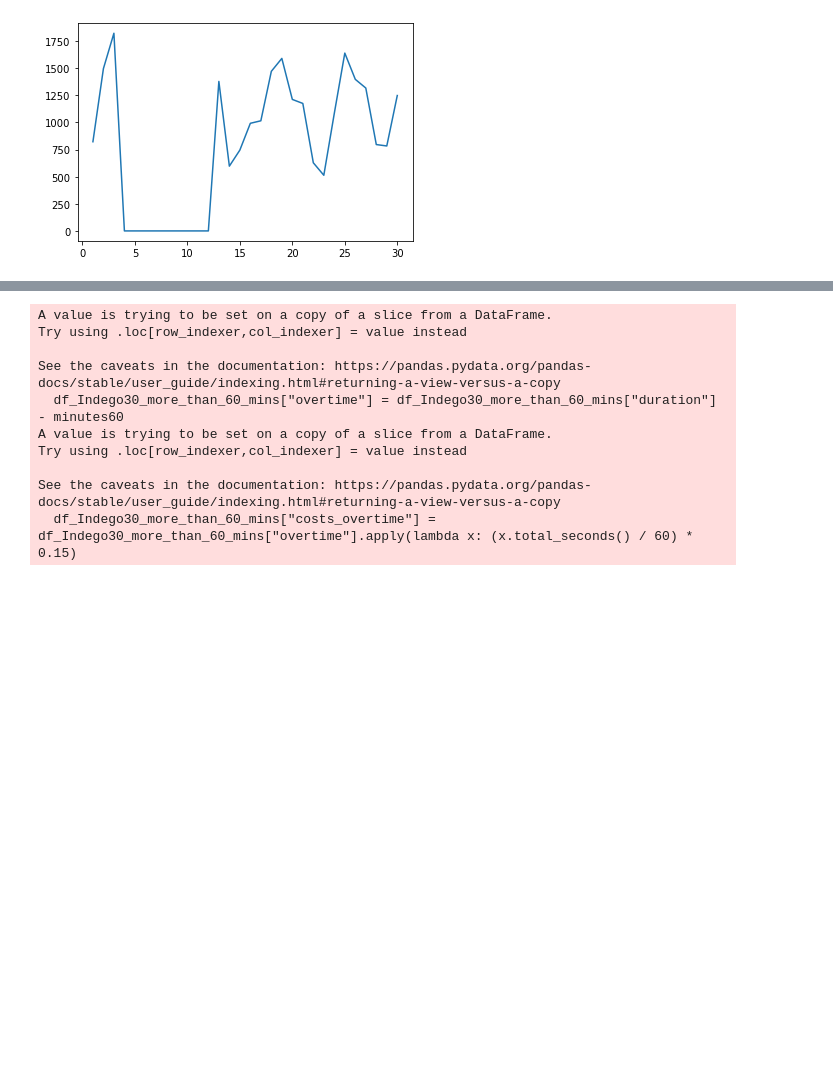
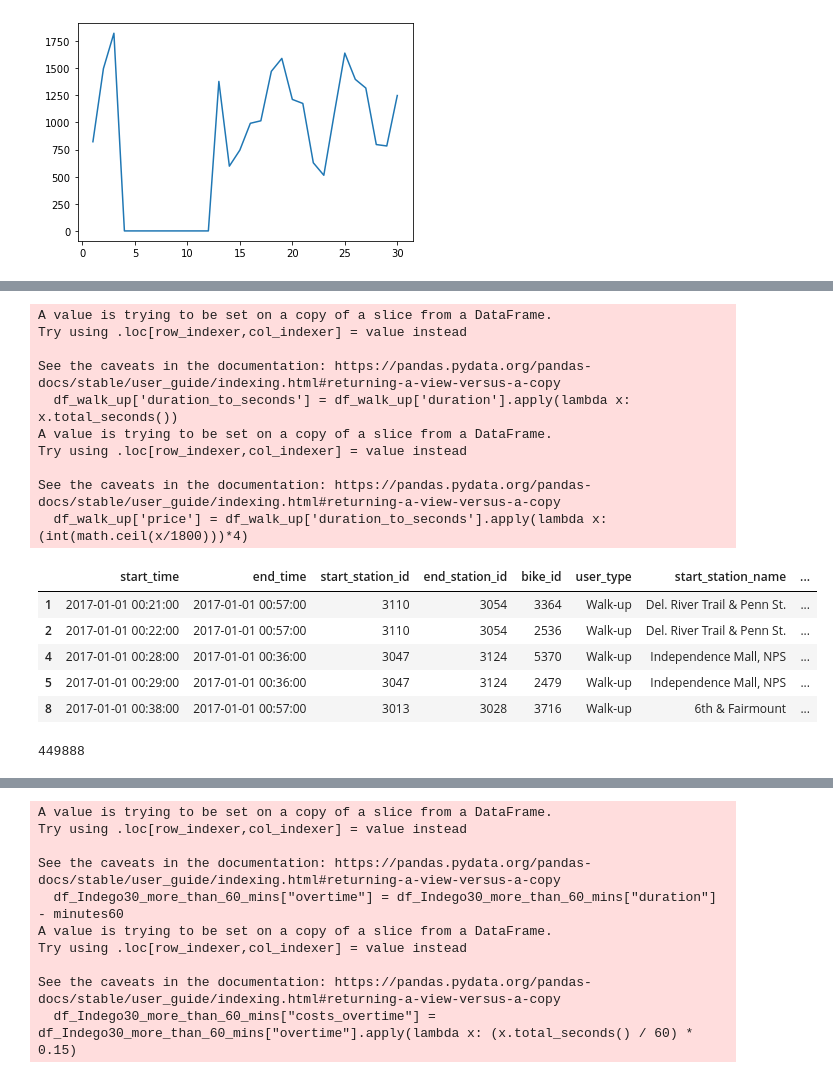
Before and after one commit to GoebelM94/dsml2021, a Jupyter notebook: notebooks/KPI utilization + revenue.ipynb, the cells around one changed output, grey strips where cells are left out. Drawn from its saved outputs; the diff is of its cells as text; code cells hidden in the pictures; blank space fills up the shorter version.

```diff
--- a/notebooks/KPI utilization + revenue.ipynb
+++ b/notebooks/KPI utilization + revenue.ipynb
@@ -332,0 +370,35 @@ print(sumWalkUpOvertimeProfit)
+# %%
+import math
+
+# Calculation for user type 'Walk-up' based on the official 2015 prices of Indego. It costs 4$ every beginning 30 Minutes.
+
+df_walk_up = df_bikes[df_bikes['user_type'] == 'Walk-up']
+df_walk_up['duration_to_seconds'] = df_walk_up['duration'].apply(lambda x: x.total_seconds())
+df_walk_up['price'] = df_walk_up['duration_to_seconds'].apply(lambda x: (int(math.ceil(x/1800)))*4)
+
+#test
+df_walk_up.head(5)
+# %% [output]
+A value is trying to be set on a copy of a slice from a DataFrame.
+Try using .loc[row_indexer,col_indexer] = value instead
+
+See the caveats in the documentation: https://pandas.pydata.org/pandas-docs/stable/user_guide/indexing.html#returning-a-view-versus-a-copy
+  df_walk_up['duration_to_seconds'] = df_walk_up['duration'].apply(lambda x: x.total_seconds())
+A value is trying to be set on a copy of a slice from a DataFrame.
+Try using .loc[row_indexer,col_indexer] = value instead
+
+See the caveats in the documentation: https://pandas.pydata.org/pandas-docs/stable/user_guide/indexing.html#returning-a-view-versus-a-copy
+  df_walk_up['price'] = df_walk_up['duration_to_seconds'].apply(lambda x: (int(math.ceil(x/1800)))*4)
+|  | start_time | end_time | start_station_id | end_station_id | bike_id | user_type | start_station_name | ... |
+| 1 | 2017-01-01 00:21:00 | 2017-01-01 00:57:00 | 3110 | 3054 | 3364 | Walk-up | Del. River Trail & Penn St. | ... |
+| 2 | 2017-01-01 00:22:00 | 2017-01-01 00:57:00 | 3110 | 3054 | 2536 | Walk-up | Del. River Trail & Penn St. | ... |
+| 4 | 2017-01-01 00:28:00 | 2017-01-01 00:36:00 | 3047 | 3124 | 5370 | Walk-up | Independence Mall, NPS | ... |
+| 5 | 2017-01-01 00:29:00 | 2017-01-01 00:36:00 | 3047 | 3124 | 2479 | Walk-up | Independence Mall, NPS | ... |
+| 8 | 2017-01-01 00:38:00 | 2017-01-01 00:57:00 | 3013 | 3028 | 3716 | Walk-up | 6th & Fairmount | ... |
+# %%
+# total sum of all Walk-up profits
+
+sum_Walk_up_profit = sum(df_walk_up['price'].apply(lambda x: x))
+print(sum_Walk_up_profit)
+# %% [output]
+449888
```
Also changed, not shown: parts of 15 cells of this notebook, 1 other file.
